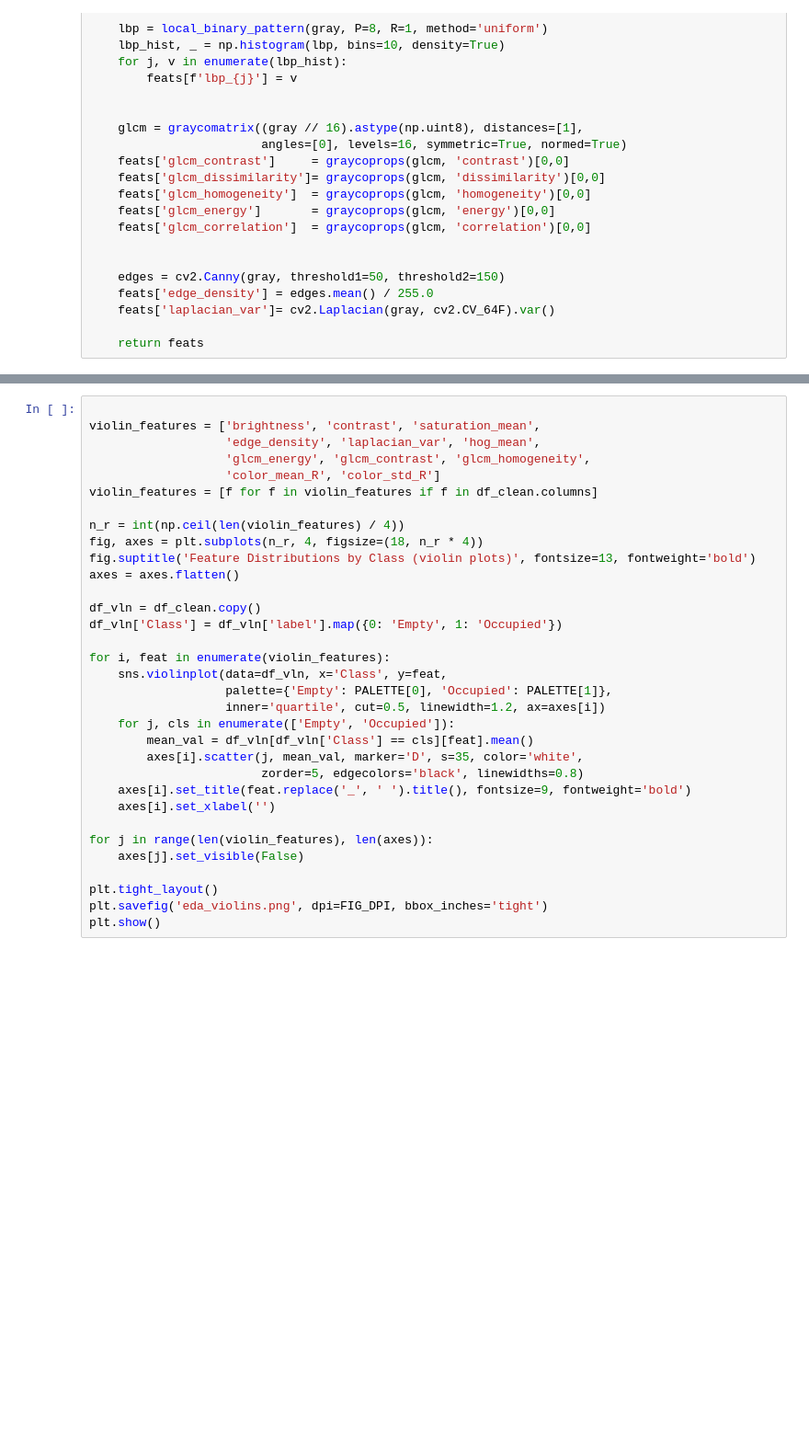
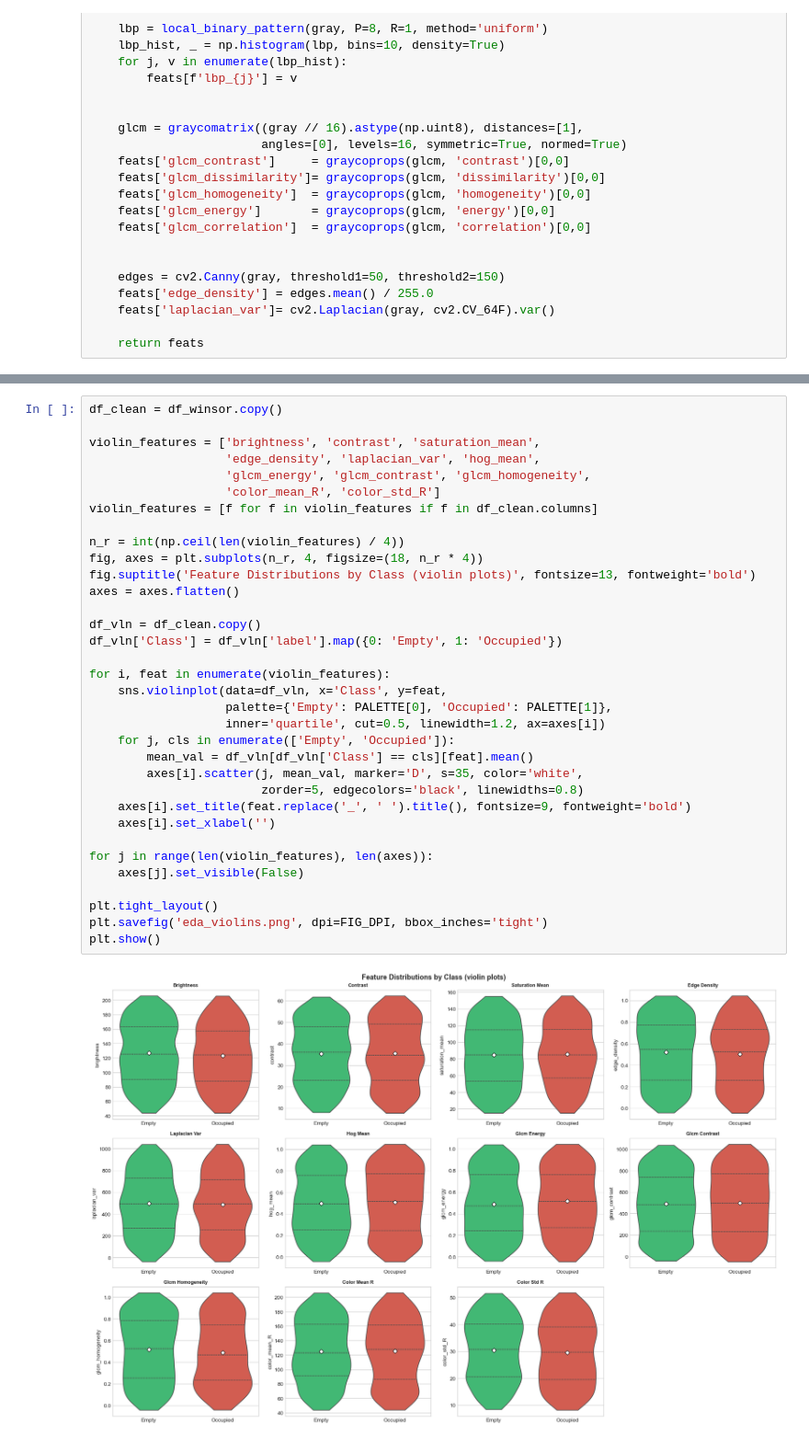
Before and after one commit to btanmay1/Smart-Drone-Parking-System, a Jupyter notebook: SmartDroneParkingSystem.ipynb, the cells around one changed output, grey strips where cells are left out. Shown at 92% size. Saved outputs shown, nothing was run; the diff lists cells and outputs as text; blank space fills up the shorter version.

```diff
--- a/SmartDroneParkingSystem.ipynb
+++ b/SmartDroneParkingSystem.ipynb
@@ -540,34 +599,37 @@ print(target_corr[target_corr > 0].head(8))
 # %%
+df_clean = df_winsor.copy()
 
 violin_features = ['brightness', 'contrast', 'saturation_mean',
                    'edge_density', 'laplacian_var', 'hog_mean',
                    'glcm_energy', 'glcm_contrast', 'glcm_homogeneity',
                    'color_mean_R', 'color_std_R']
 violin_features = [f for f in violin_features if f in df_clean.columns]
 
 n_r = int(np.ceil(len(violin_features) / 4))
 fig, axes = plt.subplots(n_r, 4, figsize=(18, n_r * 4))
 fig.suptitle('Feature Distributions by Class (violin plots)', fontsize=13, fontweight='bold')
 axes = axes.flatten()
 
 df_vln = df_clean.copy()
 df_vln['Class'] = df_vln['label'].map({0: 'Empty', 1: 'Occupied'})
 
 for i, feat in enumerate(violin_features):
     sns.violinplot(data=df_vln, x='Class', y=feat,
                    palette={'Empty': PALETTE[0], 'Occupied': PALETTE[1]},
                    inner='quartile', cut=0.5, linewidth=1.2, ax=axes[i])
     for j, cls in enumerate(['Empty', 'Occupied']):
         mean_val = df_vln[df_vln['Class'] == cls][feat].mean()
         axes[i].scatter(j, mean_val, marker='D', s=35, color='white',
                         zorder=5, edgecolors='black', linewidths=0.8)
     axes[i].set_title(feat.replace('_', ' ').title(), fontsize=9, fontweight='bold')
     axes[i].set_xlabel('')
 
 for j in range(len(violin_features), len(axes)):
     axes[j].set_visible(False)
 
 plt.tight_layout()
 plt.savefig('eda_violins.png', dpi=FIG_DPI, bbox_inches='tight')
 plt.show()
+# %% [output]
+[figure, added]
 # %%
```
Also changed, not shown: parts of 64 cells of this notebook, 20 other files.
